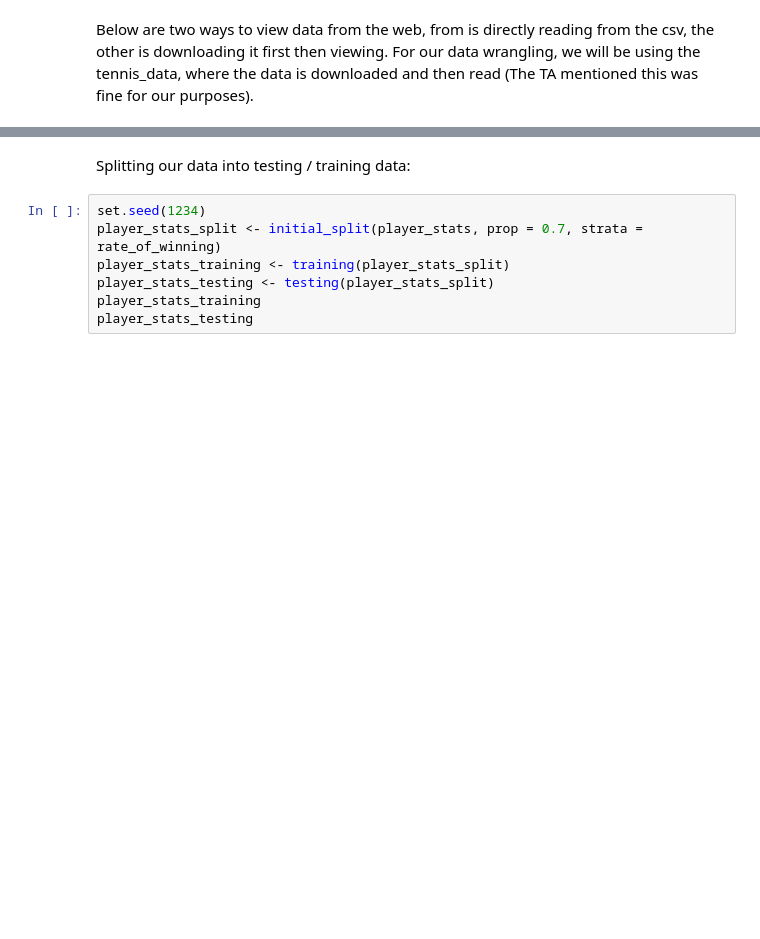
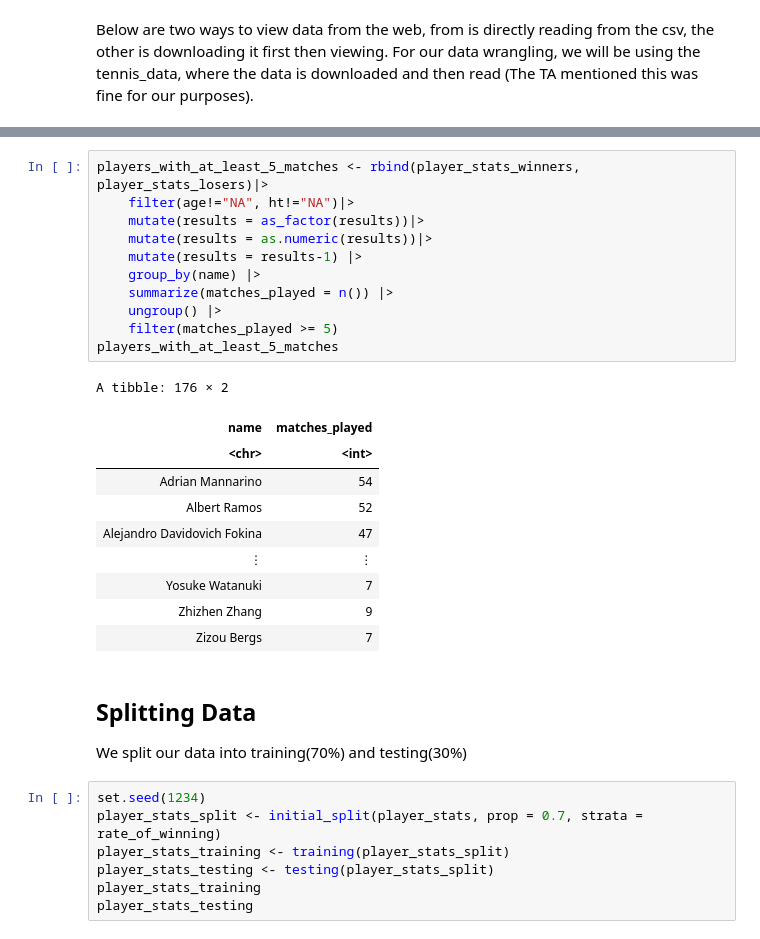
Before and after one commit to BoBomanUltra/Project_Group_39, a Jupyter notebook: Project_Proposal.ipynb, the cells around one changed output, grey strips where cells are left out. Saved outputs shown, nothing was run; the diff lists cells and outputs as text; blank space fills up the shorter version.

```diff
--- a/Project_Proposal.ipynb
+++ b/Project_Proposal.ipynb
@@ -152,5 +142,28 @@ A grouped_df: 299 × 4
+# %%
+players_with_at_least_5_matches <- rbind(player_stats_winners, player_stats_losers)|>
+    filter(age!="NA", ht!="NA")|>
+    mutate(results = as_factor(results))|>
+    mutate(results = as.numeric(results))|>
+    mutate(results = results-1) |>
+    group_by(name) |>
+    summarize(matches_played = n()) |>
+    ungroup() |>
+    filter(matches_played >= 5)
+players_with_at_least_5_matches
+# %% [output]
+A tibble: 176 × 2
+| name | matches_played |
+| <chr> | <int> |
+| Adrian Mannarino | 54 |
+| Albert Ramos | 52 |
+| Alejandro Davidovich Fokina | 47 |
+| ⋮ | ⋮ |
+| Yosuke Watanuki | 7 |
+| Zhizhen Zhang | 9 |
+| Zizou Bergs | 7 |
 # %% [markdown]
-Splitting our data into testing / training data:
+## Splitting Data
+We split our data into training(70%) and testing(30%)
 # %%
 set.seed(1234)
 player_stats_split <- initial_split(player_stats, prop = 0.7, strata = rate_of_winning)
```
Also changed, not shown: parts of 22 cells of this notebook.
